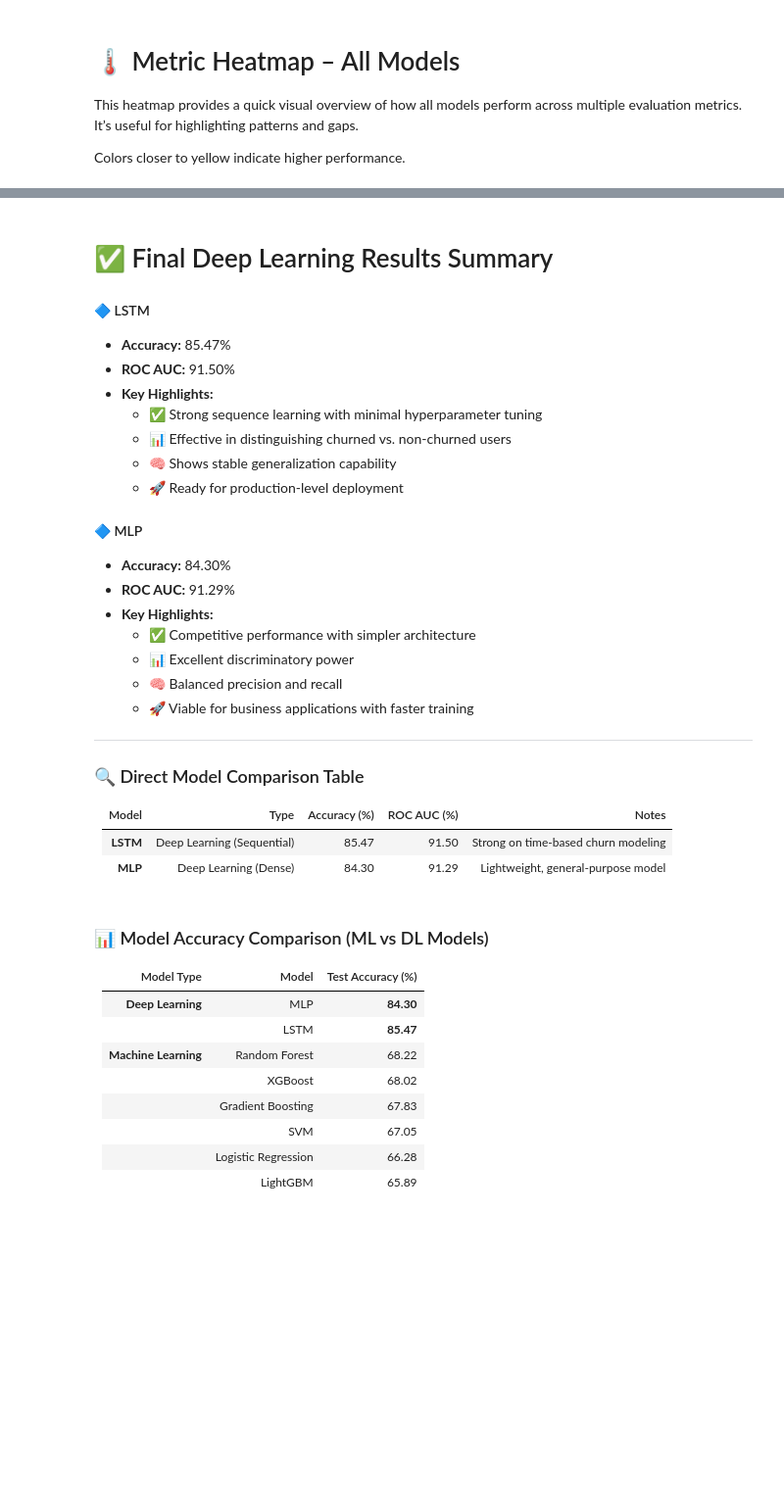
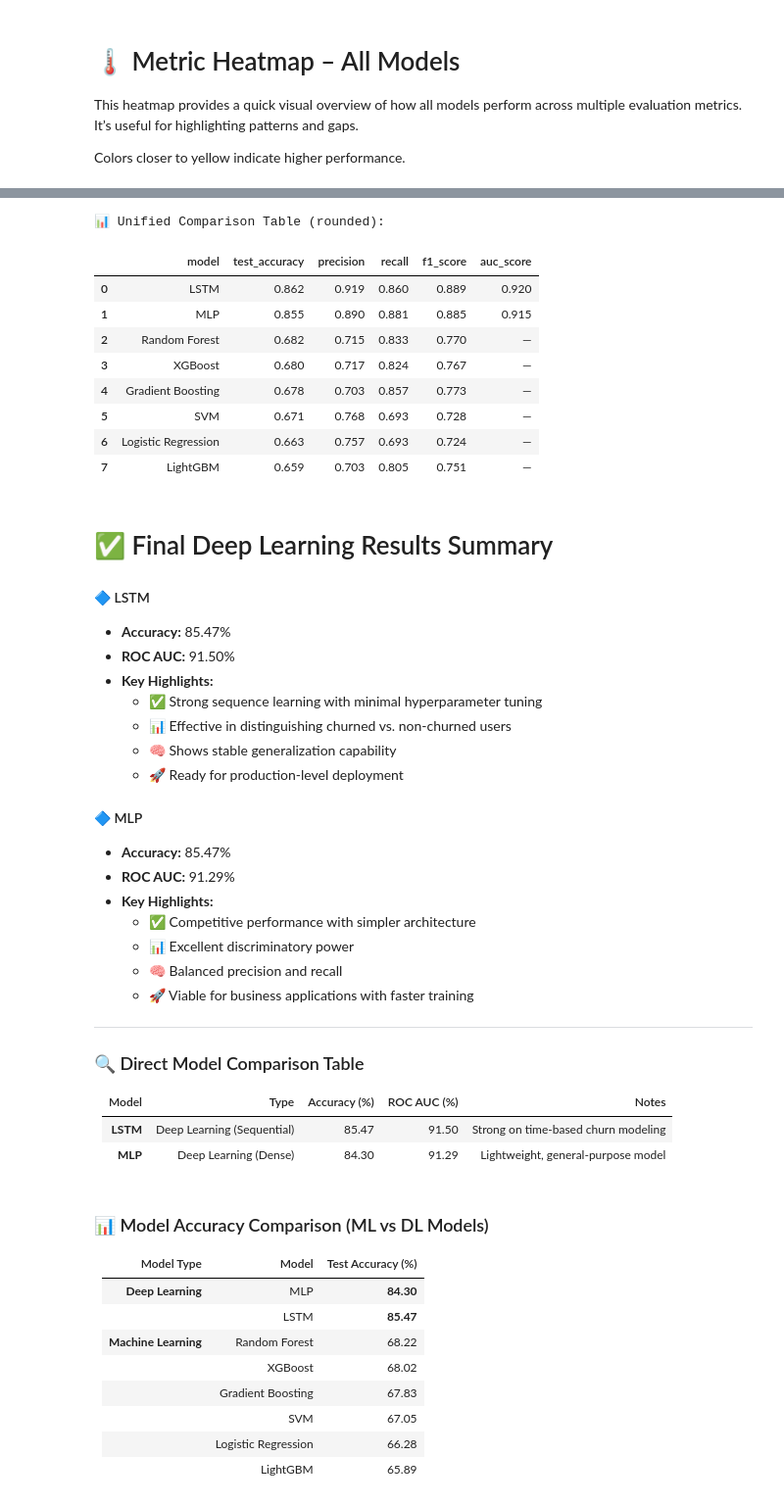
Before and after one commit to ijlalxansari1/Predicting-Churn-using-ML-and-DL, a Jupyter notebook: notebooks/07_final_summary_report.ipynb, the cells around one changed output, grey strips where cells are left out. Shown: that part at 98% size. Cells and saved outputs as stored; diff of their text form; code cells hidden in the pictures; blank space fills up the shorter version.

```diff
--- a/notebooks/07_final_summary_report.ipynb
+++ b/notebooks/07_final_summary_report.ipynb
@@ -229,3 +229,45 @@ plt.show()
+# %%
+import numpy as np   #
+# ✅ Unify ML & DL metrics, round, sort, and save
+def extract_comparison_metrics(row):
+    is_ml = pd.notna(row.get('precision_1'))
+    return pd.Series({
+        'model': row['model'],
+        'test_accuracy': float(row['test_accuracy'] if is_ml else row['accuracy']),
+        'precision': float(row['precision_1'] if is_ml else row['precision_churned']),
+        'recall': float(row['recall_1'] if is_ml else row['recall_churned']),
+        'f1_score': float(row['f1_1'] if is_ml else row['f1_churned']),
+        'auc_score': float(row.get('auc_score')) if pd.notna(row.get('auc_score')) else np.nan
+    })
+
+comparison_df = all_results.apply(extract_comparison_metrics, axis=1)
+comparison_df = (comparison_df
+                 .sort_values('test_accuracy', ascending=False)
+                 .reset_index(drop=True))
+
+# pretty rounding for thesis
+comparison_pretty = comparison_df.copy()
+for col in ['test_accuracy','precision','recall','f1_score','auc_score']:
+    comparison_pretty[col] = comparison_pretty[col].map(lambda x: f"{x:.3f}" if pd.notna(x) else "—")
+
+print("📊 Unified Comparison Table (rounded):")
+display(comparison_pretty)
+from pathlib import Path
+
+# optional: export for Chapter 4
+out_dir = (Path.cwd().parent / "outputs" / "results"); out_dir.mkdir(parents=True, exist_ok=True)
+comparison_df.to_csv(out_dir / "final_model_comparison.csv", index=False)
+# %% [output]
+📊 Unified Comparison Table (rounded):
+|  | model | test_accuracy | precision | recall | f1_score | auc_score |
+| 0 | LSTM | 0.862 | 0.919 | 0.860 | 0.889 | 0.920 |
+| 1 | MLP | 0.855 | 0.890 | 0.881 | 0.885 | 0.915 |
+| 2 | Random Forest | 0.682 | 0.715 | 0.833 | 0.770 | — |
+| 3 | XGBoost | 0.680 | 0.717 | 0.824 | 0.767 | — |
+| 4 | Gradient Boosting | 0.678 | 0.703 | 0.857 | 0.773 | — |
+| 5 | SVM | 0.671 | 0.768 | 0.693 | 0.728 | — |
+| 6 | Logistic Regression | 0.663 | 0.757 | 0.693 | 0.724 | — |
+| 7 | LightGBM | 0.659 | 0.703 | 0.805 | 0.751 | — |
 # %% [markdown]
 # ✅ Final Deep Learning Results Summary
 
@@ -239,7 +281,7 @@ plt.show()
   - 🚀 Ready for production-level deployment
 
 #### 🔷 MLP
-- **Accuracy:** 84.30%
+- **Accuracy:** 85.47%
 - **ROC AUC:** 91.29%
 - **Key Highlights:**
   - ✅ Competitive performance with simpler architecture
```
Also changed, not shown: parts of 5 cells of this notebook, 14 other files.
